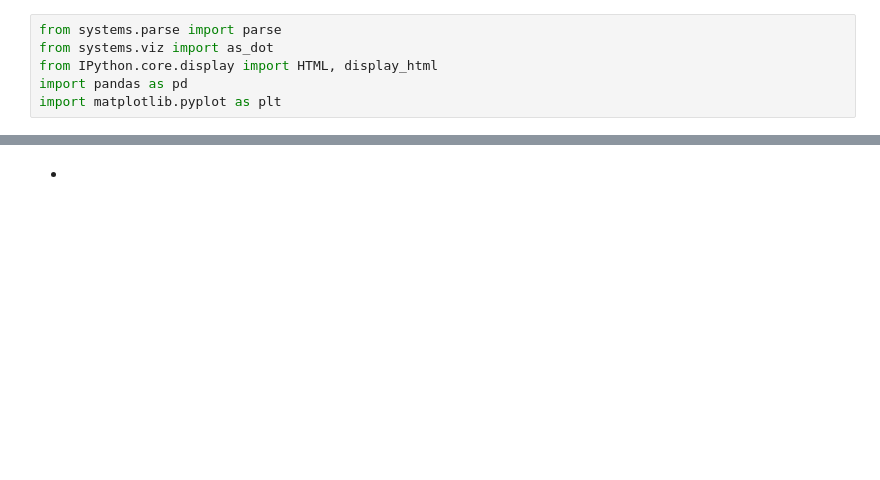
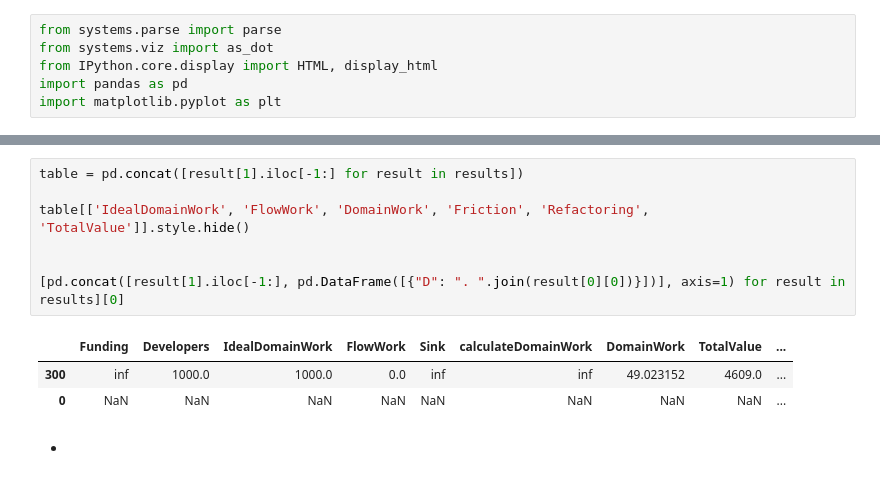
Before and after one commit to aljorhythm/system-of-work, a Jupyter notebook: friction.ipynb, the cells around one changed output, grey strips where cells are left out. Cells and saved outputs as stored; diff of their text form; blank space fills up the shorter version.

```diff
--- a/friction.ipynb
+++ b/friction.ipynb
@@ -165,2 +181,13 @@ Some flow work
+# %%
+table = pd.concat([result[1].iloc[-1:] for result in results])
+
+table[['IdealDomainWork', 'FlowWork', 'DomainWork', 'Friction', 'Refactoring', 'TotalValue']].style.hide()
+
+
+[pd.concat([result[1].iloc[-1:], pd.DataFrame([{"D": ". ".join(result[0][0])}])], axis=1) for result in results][0]
+# %% [output]
+|  | Funding | Developers | IdealDomainWork | FlowWork | Sink | calculateDomainWork | DomainWork | TotalValue | ... |
+| 300 | inf | 1000.0 | 1000.0 | 0.0 | inf | inf | 49.023152 | 4609.0 | ... |
+| 0 | NaN | NaN | NaN | NaN | NaN | NaN | NaN | NaN | ... |
 # %% [markdown]
 -
```
Also changed, not shown: parts of 4 cells of this notebook.
